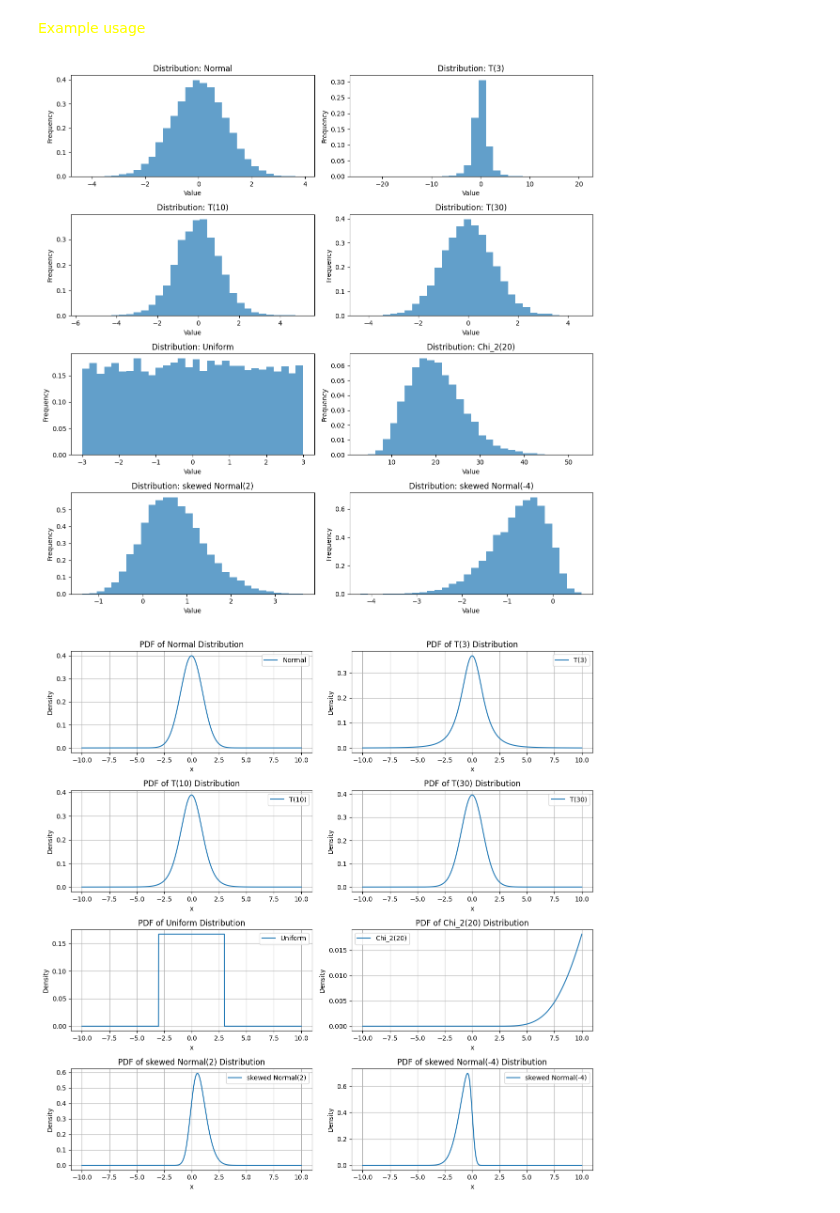
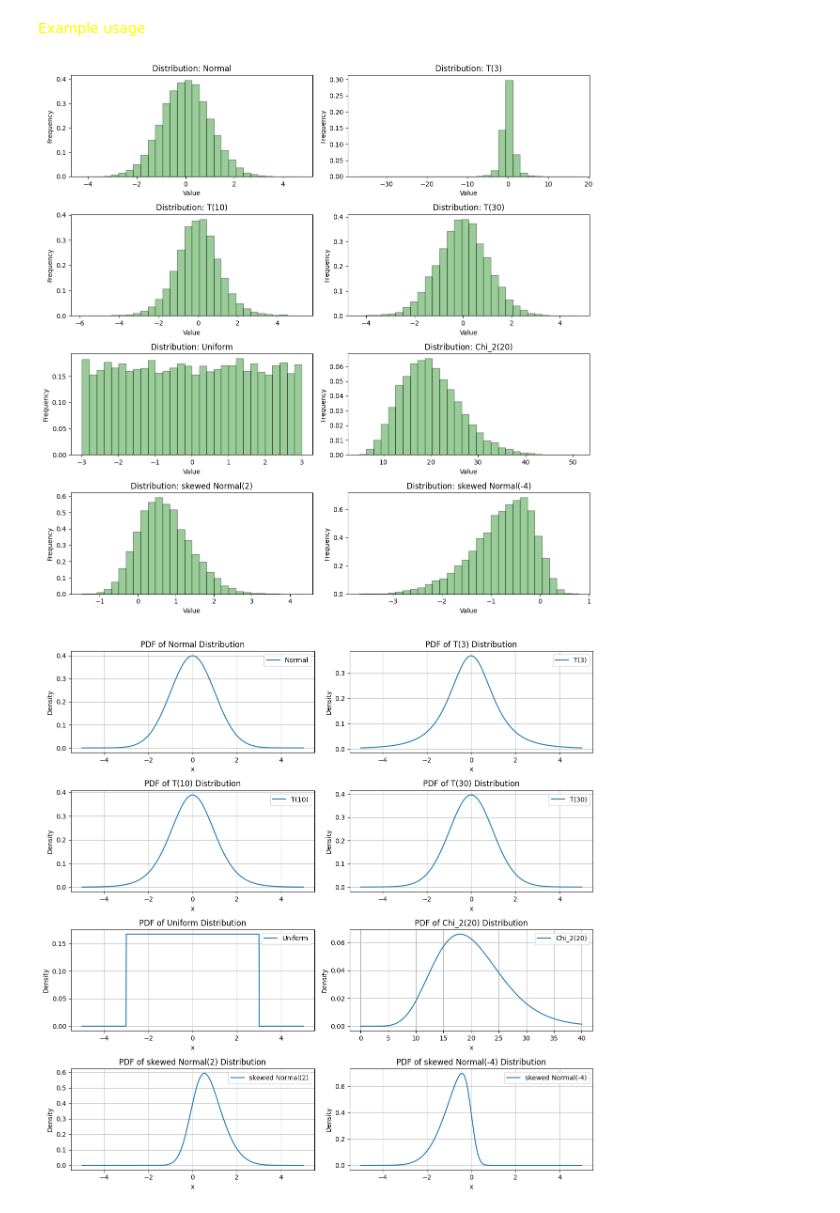
Before and after one commit to ntpuccw/InClassCoding, a Jupyter notebook: gar1112.ipynb, the cells around one changed output. Drawn from its saved outputs; the diff is of its cells as text; code cells hidden in the pictures.

```diff
--- a/gar1112.ipynb
+++ b/gar1112.ipynb
@@ -97,34 +110,38 @@ def perform_normality_tests(data):
 # Example usage
 size = 10000
 distribution_names = ['Normal', 'T(3)', 'T(10)', 'T(30)', 'Uniform', 'Chi_2(20)', 'skewed Normal(2)', 'skewed Normal(-4)']
+# distribution_names = ['Normal', 'T(3)', 'T(10)', 'Uniform', 'Chi_2(20)', 'skewed Normal(2)', 'skewed Normal(-4)']
 
 # Generate and plot data in a 4x2 subplot
 fig, axs = plt.subplots(4, 2, figsize=(12, 12))
 axs = axs.ravel()
 for i, name in enumerate(distribution_names):
     data = generate_data(name, size)
-    axs[i].hist(data, bins=30, density=True, alpha=0.7)
+    axs[i].hist(data, bins=30, density=True, alpha=0.4, color='g', edgecolor='k')
     axs[i].set_title(f'Distribution: {name}')
     axs[i].set_xlabel('Value')
     axs[i].set_ylabel('Frequency')
     # axs[i].legend()
 plt.tight_layout()
 plt.show()
 
 # Generate and plot PDFs in a 4x2 subplot
 fig, axs = plt.subplots(4, 2, figsize=(12, 12))
 axs = axs.ravel()
 for i, name in enumerate(distribution_names):
-    x = np.linspace(-10, 10, 1000)
+    if name == 'Chi_2(20)':
+        x = np.linspace(0, 40, 1000)
+    else:
+        x = np.linspace(-5, 5, 1000)
     y = pdf_functions[name](x)
     axs[i].plot(x, y, label=name)
     axs[i].set_title(f'PDF of {name} Distribution')
     axs[i].set_xlabel('x')
     axs[i].set_ylabel('Density')
     axs[i].legend()
     axs[i].grid()
 plt.tight_layout()
 plt.show()
 # %% [output]
-[figure, old version]
+[figure, new version]
-[figure, old version]
+[figure, new version]
```
Also changed, not shown: parts of 4 cells of this notebook.
